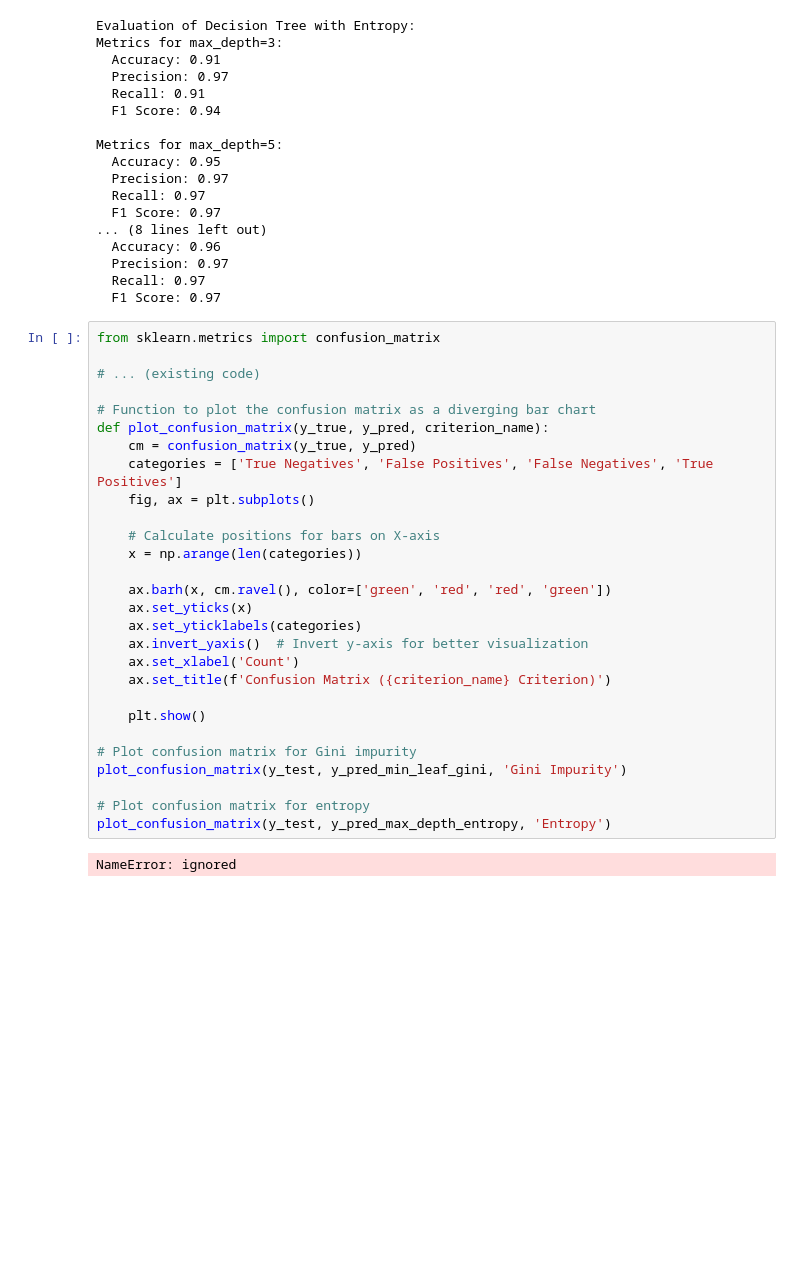
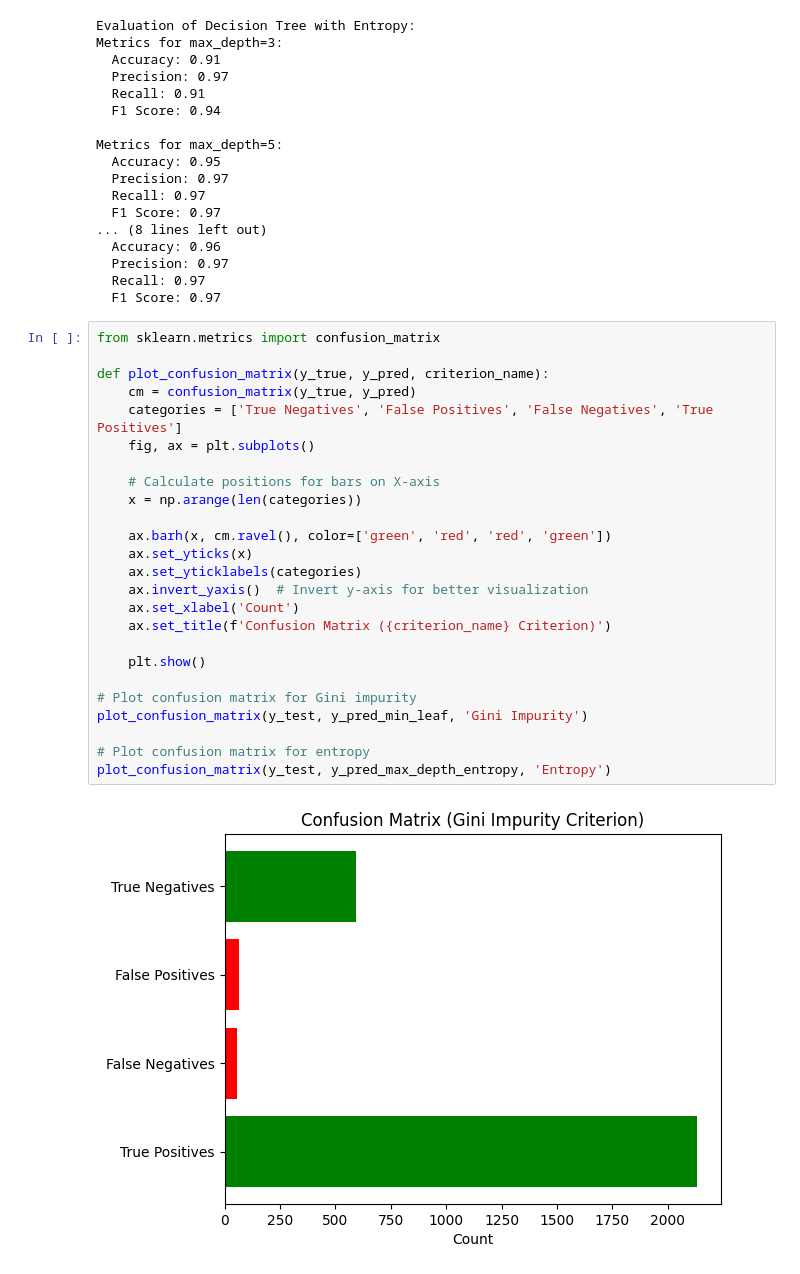
Before and after one commit to szm5417/szm5417, a Jupyter notebook: 2348551_Lab7.ipynb, the cells around one changed output. Drawn from its saved outputs; the diff is of its cells as text; blank space fills up the shorter version.

```diff
--- a/2348551_Lab7.ipynb
+++ b/2348551_Lab7.ipynb
@@ -277,30 +272,27 @@ Metrics for max_depth=5:
 # %%
 from sklearn.metrics import confusion_matrix
 
-# ... (existing code)
-
-# Function to plot the confusion matrix as a diverging bar chart
 def plot_confusion_matrix(y_true, y_pred, criterion_name):
     cm = confusion_matrix(y_true, y_pred)
     categories = ['True Negatives', 'False Positives', 'False Negatives', 'True Positives']
     fig, ax = plt.subplots()
 
     # Calculate positions for bars on X-axis
     x = np.arange(len(categories))
 
     ax.barh(x, cm.ravel(), color=['green', 'red', 'red', 'green'])
     ax.set_yticks(x)
     ax.set_yticklabels(categories)
     ax.invert_yaxis()  # Invert y-axis for better visualization
     ax.set_xlabel('Count')
     ax.set_title(f'Confusion Matrix ({criterion_name} Criterion)')
 
     plt.show()
 
 # Plot confusion matrix for Gini impurity
-plot_confusion_matrix(y_test, y_pred_min_leaf_gini, 'Gini Impurity')
+plot_confusion_matrix(y_test, y_pred_min_leaf, 'Gini Impurity')
 
 # Plot confusion matrix for entropy
 plot_confusion_matrix(y_test, y_pred_max_depth_entropy, 'Entropy')
 # %% [output]
-NameError: ignored
+[figure, added]
```
Also changed, not shown: parts of 5 cells of this notebook.
